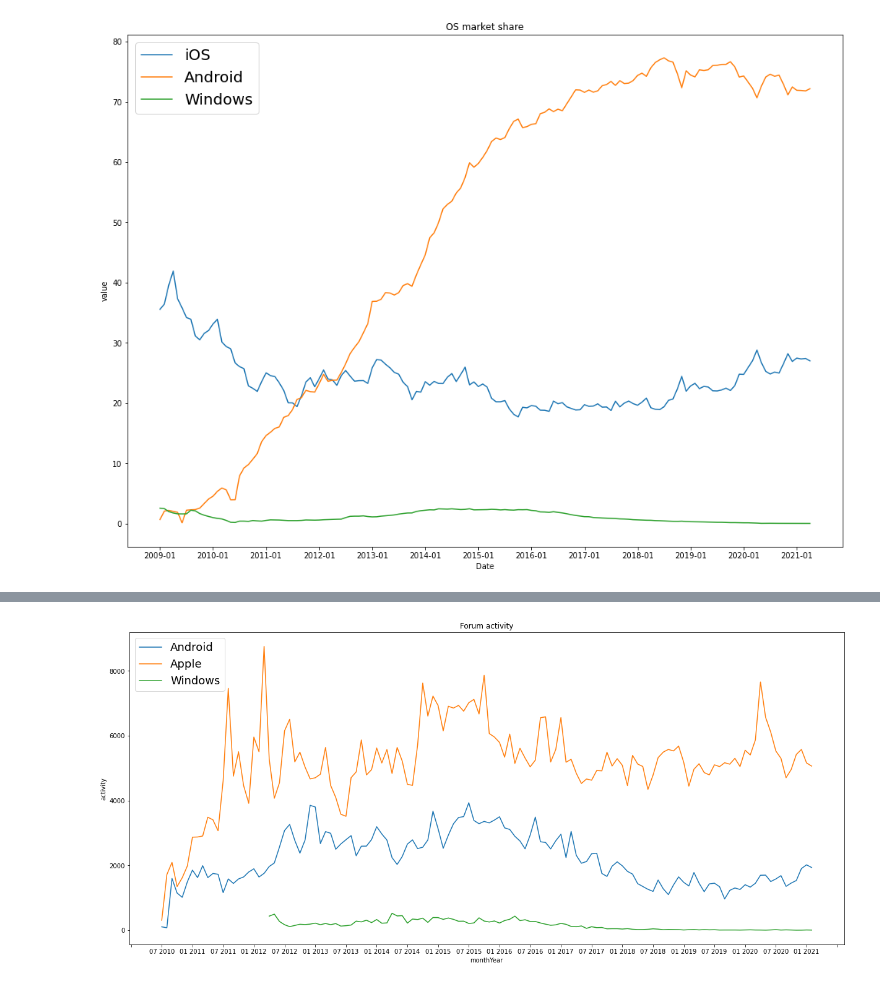
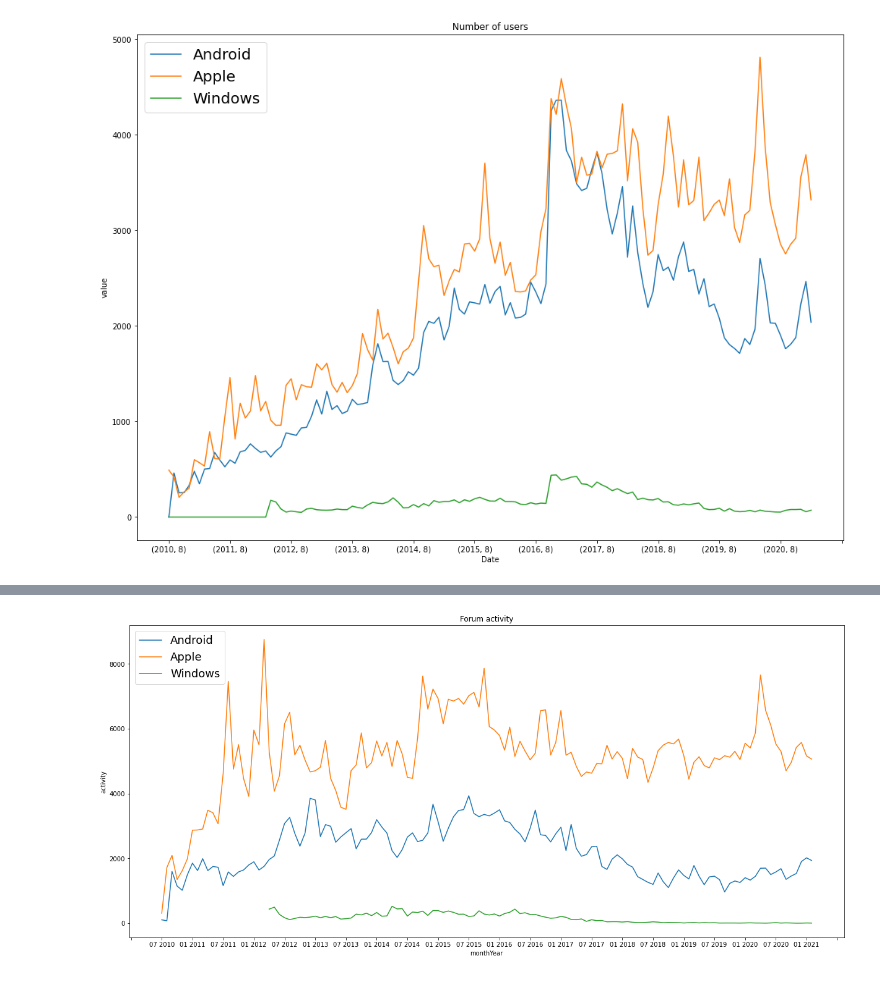
Before and after one commit to alexmal01/PDU_Proj3, a Jupyter notebook: Data Visualization.ipynb, the cells around one changed output, grey strips where cells are left out. Drawn from its saved outputs; the diff is of its cells as text; code cells hidden in the pictures.

```diff
--- a/Data Visualization.ipynb
+++ b/Data Visualization.ipynb
@@ -33,4 +68,13 @@ draw_lineplot_ex1(Win1,"win_ex1")
 # %%
+AndrPyt2 = pd.read_csv("AndroidPyt2.csv")
+ApplePyt2 = pd.read_csv("ApplePyt2.csv")
+WinPyt2 = pd.read_csv("WindowsPhonePyt2.csv")
 Pyt2 = pd.read_csv("os_combined-ww-monthly-200901-202104.csv",sep = ';')
-Pyt2
+AndrPyt2
+Pyt2Comb = pd.merge(pd.merge(AndrPyt2,ApplePyt2,"outer",['year','month']),WinPyt2,"outer",['year','month'])
+Pyt2Comb = Pyt2Comb.sort_values(['year','month'])
+Pyt2Comb.reset_index(drop=True,inplace=True)
+Pyt2Comb.columns = ['month','year','Android','Apple','Windows']
+Pyt2Comb.fillna(0,inplace=True)
+Pyt2Comb
 # %% [output]
@@ -68,3 +129,7 @@ Data columns (total 4 columns):
  3   Windows  148 non-null    float64
 dtypes: float64(3), object(1)
 memory usage: 4.8+ KB
+# %%
+Pyt2Comb = pd.melt(Pyt2Comb,['year','month'])
+Pyt2Comb['Date'] = pd.Series([str(tuple((Pyt2Comb.year[i],Pyt2Comb.month[i]))) for i in range(len(Pyt2Comb.month))])
+Pyt2Comb
@@ -71,11 +150,11 @@ memory usage: 4.8+ KB
 # %%
-ax = sns.lineplot(x='Date',y='value',hue='variable',data=pd.melt(Pyt2,['Date']))
+ax = sns.lineplot(x='Date',y='value',hue='variable',data=Pyt2Comb)
 tick_spacing = 12
 ax.xaxis.set_major_locator(plticker.MultipleLocator(tick_spacing))
-ax.set_title("OS market share")
+ax.set_title("Number of users")
 ax.legend(prop={'size':20})
 rcParams['figure.figsize'] = 16.7,12.27
 plt.savefig("pyt2.jpg",dpi=90)
 plt.show()
 # %% [output]
-[figure, old version]
+[figure, new version]
```
Also changed, not shown: parts of 21 cells of this notebook, 2 other files.
